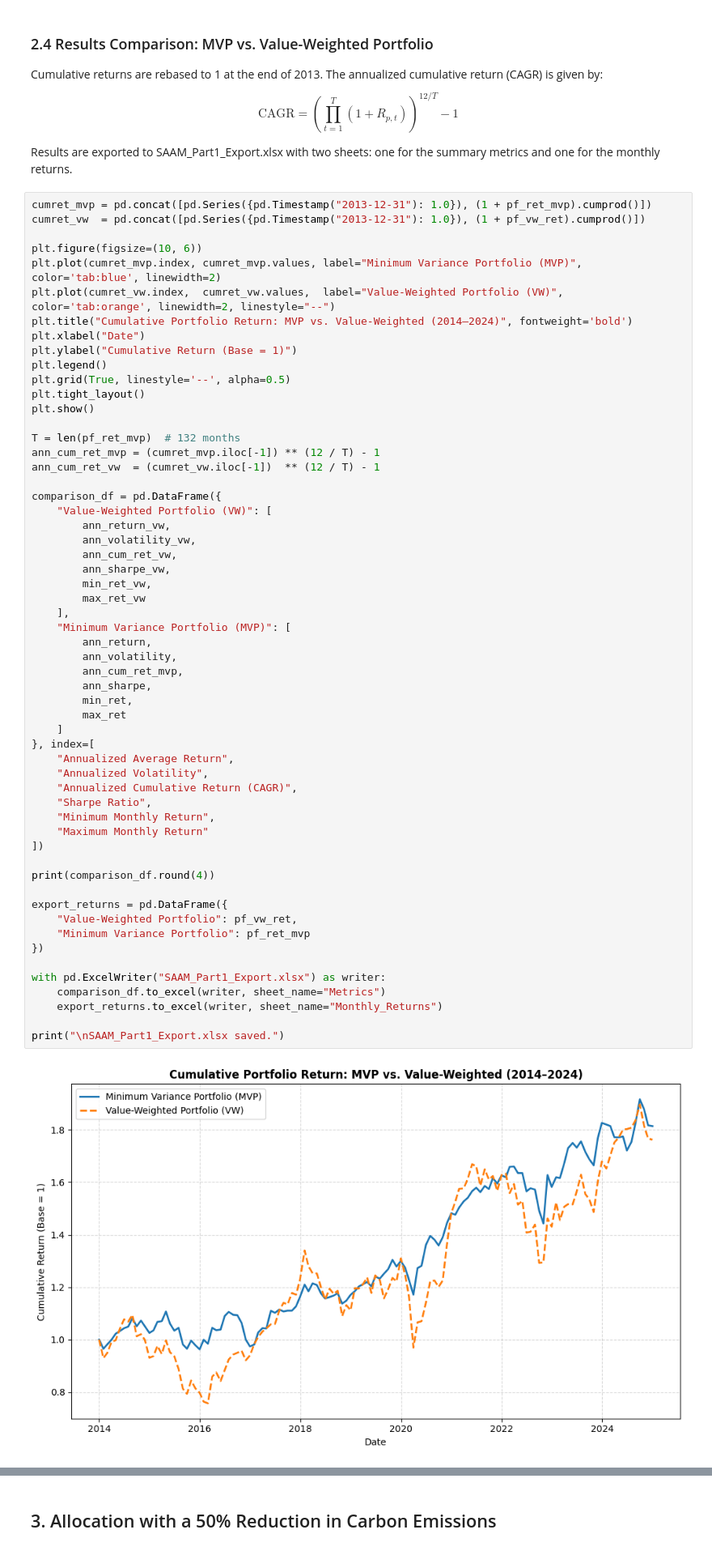
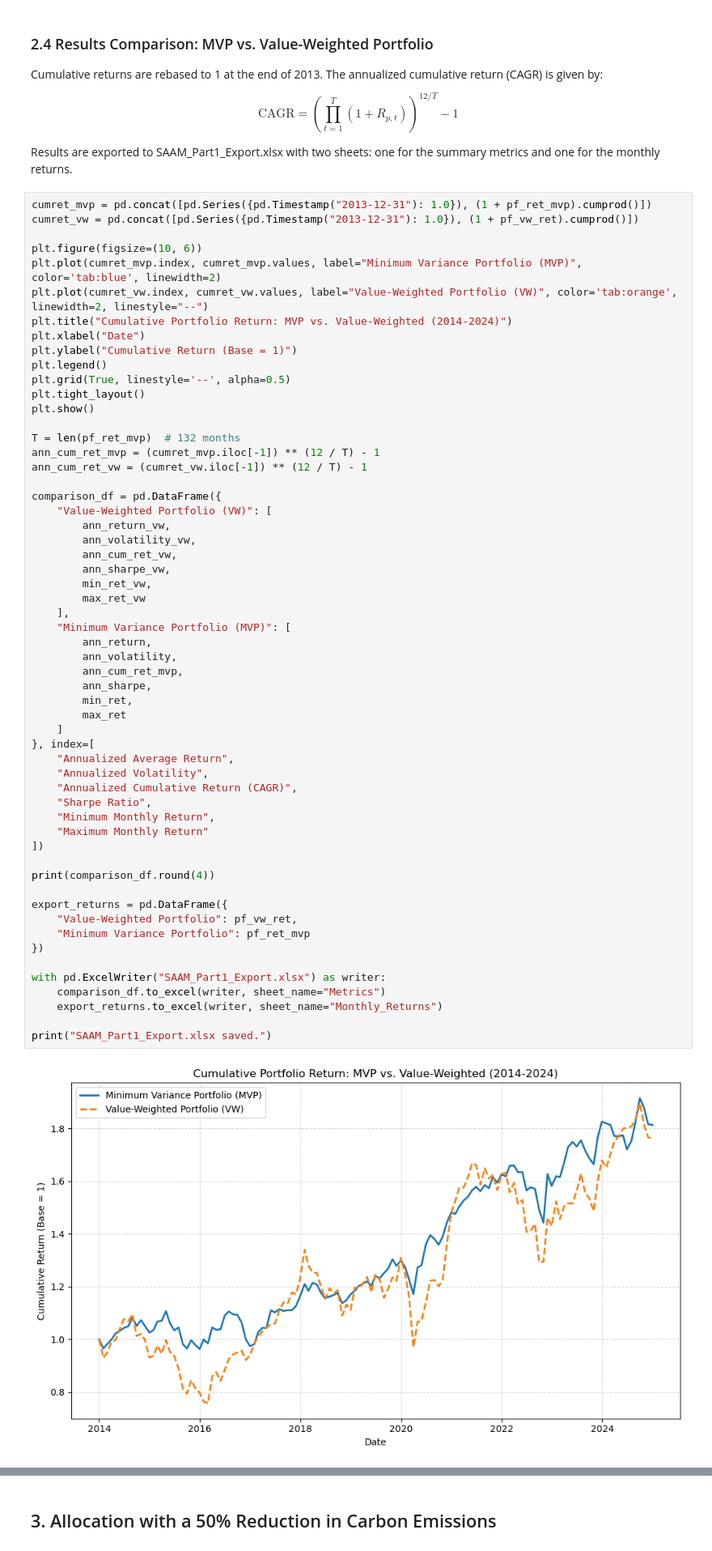
Before and after one commit to yvdri/Sustainability-Aware-Asset-Management-BB, a Jupyter notebook: Sustainability_Aware_Asset_Management_Group_BB.ipynb, the cells around one changed output, grey strips where cells are left out. Shown at 81% size. Saved outputs shown, nothing was run; the diff lists cells and outputs as text.

```diff
--- a/Sustainability_Aware_Asset_Management_Group_BB.ipynb
+++ b/Sustainability_Aware_Asset_Management_Group_BB.ipynb
@@ -555,12 +540,12 @@ $$\mathrm{CAGR} = \left(\prod_{t=1}^{T}(1+R_{p,t})\right)^{12/T} - 1$$
 Results are exported to SAAM_Part1_Export.xlsx with two sheets: one for the summary metrics and one for the monthly returns.
 # %%
 cumret_mvp = pd.concat([pd.Series({pd.Timestamp("2013-12-31"): 1.0}), (1 + pf_ret_mvp).cumprod()])
-cumret_vw  = pd.concat([pd.Series({pd.Timestamp("2013-12-31"): 1.0}), (1 + pf_vw_ret).cumprod()])
+cumret_vw = pd.concat([pd.Series({pd.Timestamp("2013-12-31"): 1.0}), (1 + pf_vw_ret).cumprod()])
 
 plt.figure(figsize=(10, 6))
 plt.plot(cumret_mvp.index, cumret_mvp.values, label="Minimum Variance Portfolio (MVP)", color='tab:blue', linewidth=2)
-plt.plot(cumret_vw.index,  cumret_vw.values,  label="Value-Weighted Portfolio (VW)",   color='tab:orange', linewidth=2, linestyle="--")
-plt.title("Cumulative Portfolio Return: MVP vs. Value-Weighted (2014–2024)", fontweight='bold')
+plt.plot(cumret_vw.index, cumret_vw.values, label="Value-Weighted Portfolio (VW)", color='tab:orange', linewidth=2, linestyle="--")
+plt.title("Cumulative Portfolio Return: MVP vs. Value-Weighted (2014-2024)")
 plt.xlabel("Date")
 plt.ylabel("Cumulative Return (Base = 1)")
 plt.legend()
@@ -570,7 +555,7 @@ plt.show()
 
 T = len(pf_ret_mvp)  # 132 months
 ann_cum_ret_mvp = (cumret_mvp.iloc[-1]) ** (12 / T) - 1
-ann_cum_ret_vw  = (cumret_vw.iloc[-1])  ** (12 / T) - 1
+ann_cum_ret_vw = (cumret_vw.iloc[-1]) ** (12 / T) - 1
 
 comparison_df = pd.DataFrame({
     "Value-Weighted Portfolio (VW)": [
@@ -583,35 +568,35 @@ comparison_df = pd.DataFrame({
     ],
     "Minimum Variance Portfolio (MVP)": [
         ann_return,
         ann_volatility,
         ann_cum_ret_mvp,
         ann_sharpe,
         min_ret,
         max_ret
     ]
 }, index=[
     "Annualized Average Return",
     "Annualized Volatility",
     "Annualized Cumulative Return (CAGR)",
     "Sharpe Ratio",
     "Minimum Monthly Return",
     "Maximum Monthly Return"
 ])
 
 print(comparison_df.round(4))
 
 export_returns = pd.DataFrame({
     "Value-Weighted Portfolio": pf_vw_ret,
     "Minimum Variance Portfolio": pf_ret_mvp
 })
 
 with pd.ExcelWriter("SAAM_Part1_Export.xlsx") as writer:
     comparison_df.to_excel(writer, sheet_name="Metrics")
     export_returns.to_excel(writer, sheet_name="Monthly_Returns")
 
-print("\nSAAM_Part1_Export.xlsx saved.")
+print("SAAM_Part1_Export.xlsx saved.")
 # %% [output]
-[figure, old version]
+[figure, new version]
                                      Value-Weighted Portfolio (VW)  \
 Annualized Average Return                                   0.0528
 Annualized Volatility                                       0.1604
```
Also changed, not shown: parts of 22 cells of this notebook.
